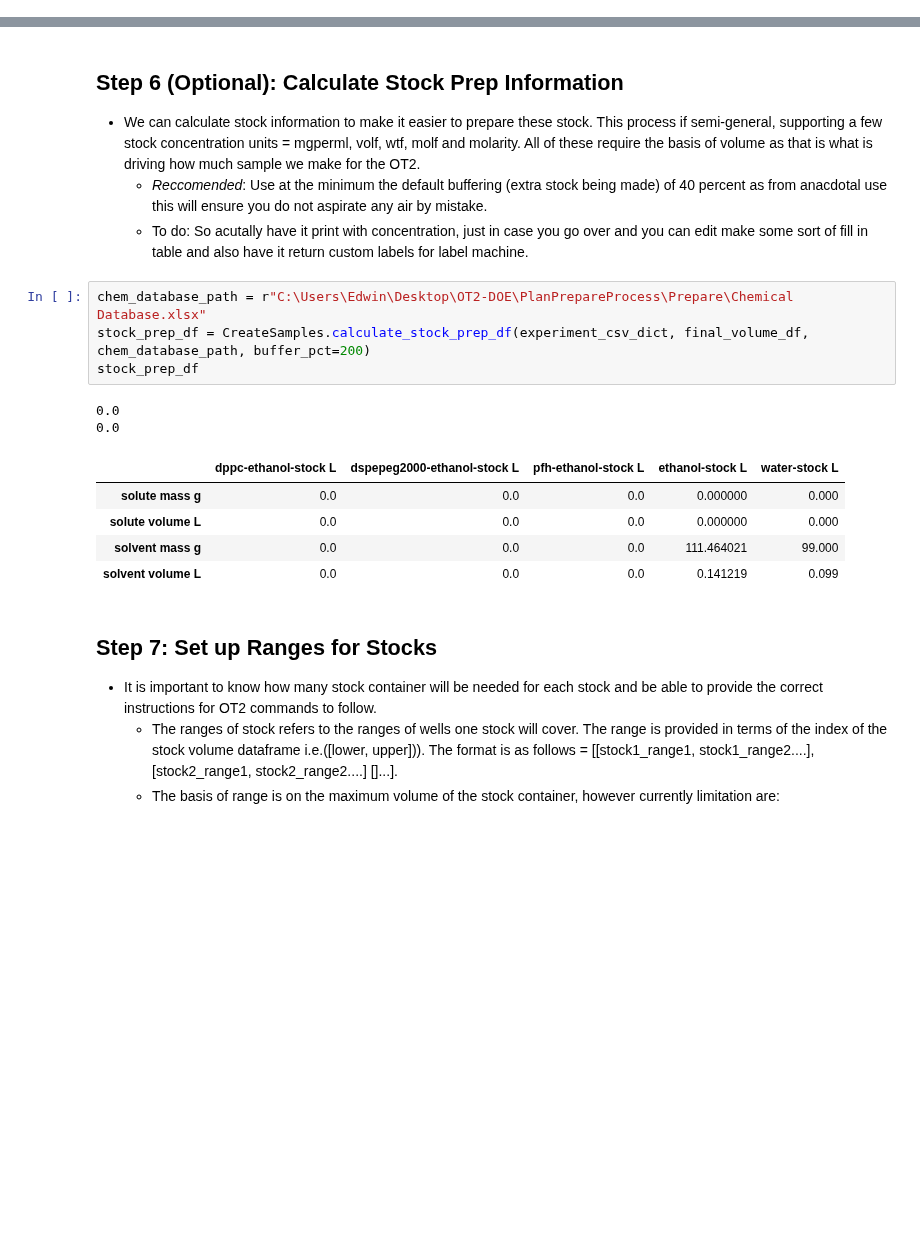
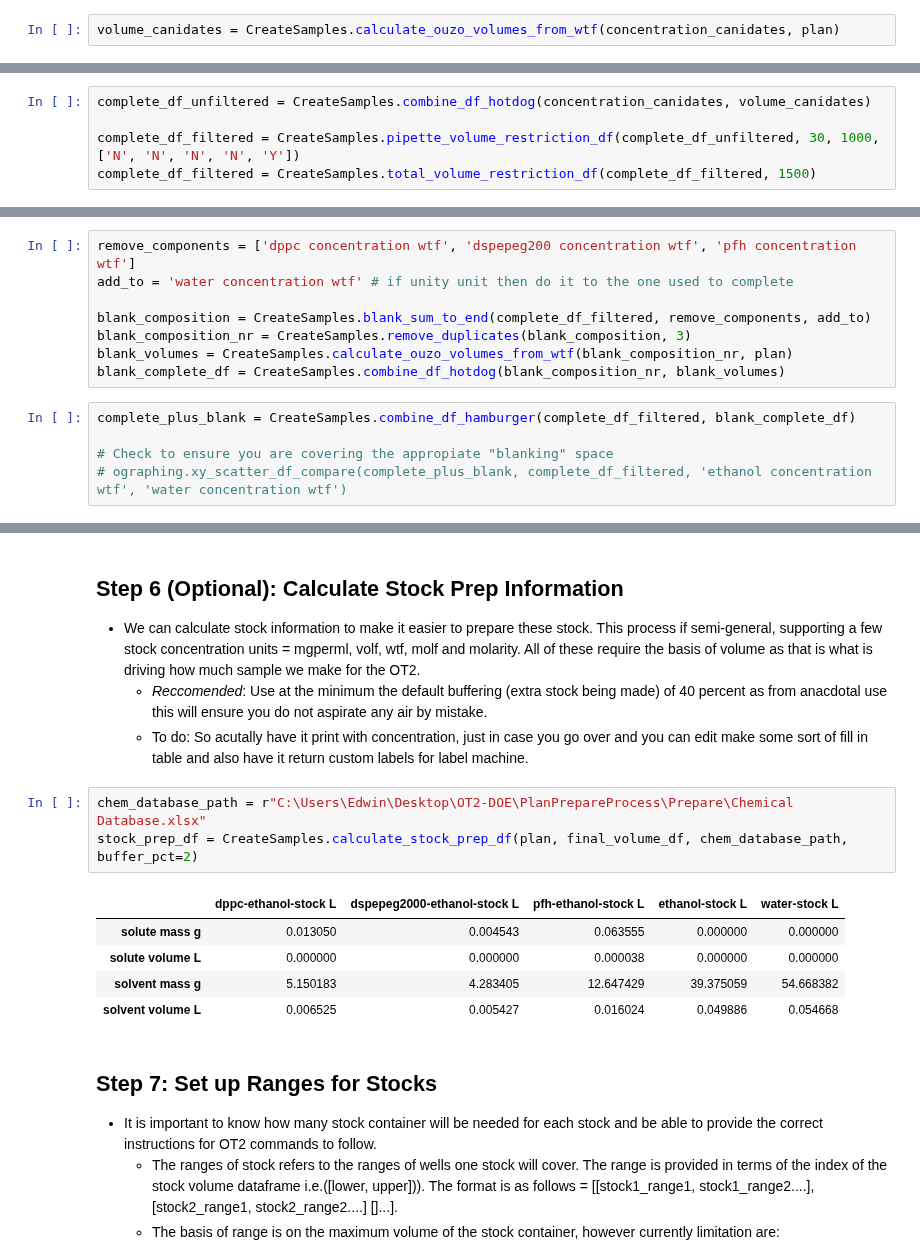
Before and after one commit to pozzo-research-group/OT2-DOE, a Jupyter notebook: PlanPrepareProcess/Plan and Execute Synthesis Notebook.ipynb, the cells around one changed output, grey strips where cells are left out. Drawn from its saved outputs; the diff is of its cells as text; blank space fills up the shorter version.

```diff
--- a/PlanPrepareProcess/Plan and Execute Synthesis Notebook.ipynb
+++ b/PlanPrepareProcess/Plan and Execute Synthesis Notebook.ipynb
@@ -84 +68,3 @@ volume_sample_canidates
+# %%
+volume_canidates = CreateSamples.calculate_ouzo_volumes_from_wtf(concentration_canidates, plan)
 # %% [markdown]
@@ -115,3 +83,8 @@ len(complete_df)
+# %%
+complete_df_unfiltered = CreateSamples.combine_df_hotdog(concentration_canidates, volume_canidates)
+
+complete_df_filtered = CreateSamples.pipette_volume_restriction_df(complete_df_unfiltered, 30, 1000, ['N', 'N', 'N', 'N', 'Y'])
+complete_df_filtered = CreateSamples.total_volume_restriction_df(complete_df_filtered, 1500)
 # %% [markdown]
 ## Step 4a (Optional): Visual
 * If you would like, you can visual the space you are sampling by calling up to 3 columns of interest from the componsitional space. The module OT2Graphing will contain helpful function to visualize the sampling space.
@@ -212,3 +101,16 @@ complete_plus_blank # intertwine them so sample, blank, sample, blank.
+# %%
+remove_components = ['dppc concentration wtf', 'dspepeg200 concentration wtf', 'pfh concentration wtf']
+add_to = 'water concentration wtf' # if unity unit then do it to the one used to complete
+
+blank_composition = CreateSamples.blank_sum_to_end(complete_df_filtered, remove_components, add_to)
+blank_composition_nr = CreateSamples.remove_duplicates(blank_composition, 3)
+blank_volumes = CreateSamples.calculate_ouzo_volumes_from_wtf(blank_composition_nr, plan)
+blank_complete_df = CreateSamples.combine_df_hotdog(blank_composition_nr, blank_volumes)
+# %%
+complete_plus_blank = CreateSamples.combine_df_hamburger(complete_df_filtered, blank_complete_df)
+
+# Check to ensure you are covering the appropiate "blanking" space
+# ographing.xy_scatter_df_compare(complete_plus_blank, complete_df_filtered, 'ethanol concentration wtf', 'water concentration wtf')
 # %% [markdown]
 ## Step 6: Finalize and Call Seperate Concentration and Volume Dataframes
 * Now that we have made the appropiate modification (filtering and addition of blanks/standards) we can finalize our dataframes. We need to seperate them on the basis of concentration and stock volume unit.
@@ -244,16 +142,13 @@ final_volume_df
     * To do: So acutally have it print with concentration, just in case you go over and you can edit make some sort of fill in table and also have it return custom labels for label machine.
 # %%
 chem_database_path = r"C:\Users\Edwin\Desktop\OT2-DOE\PlanPrepareProcess\Prepare\Chemical Database.xlsx"
-stock_prep_df = CreateSamples.calculate_stock_prep_df(experiment_csv_dict, final_volume_df, chem_database_path, buffer_pct=200)
-stock_prep_df
+stock_prep_df = CreateSamples.calculate_stock_prep_df(plan, final_volume_df, chem_database_path, buffer_pct=2)
 # %% [output]
-0.0
-0.0
 |  | dppc-ethanol-stock L | dspepeg2000-ethanol-stock L | pfh-ethanol-stock L | ethanol-stock L | water-stock L |
-| solute mass g | 0.0 | 0.0 | 0.0 | 0.000000 | 0.000 |
-| solute volume L | 0.0 | 0.0 | 0.0 | 0.000000 | 0.000 |
-| solvent mass g | 0.0 | 0.0 | 0.0 | 111.464021 | 99.000 |
-| solvent volume L | 0.0 | 0.0 | 0.0 | 0.141219 | 0.099 |
+| solute mass g | 0.013050 | 0.004543 | 0.063555 | 0.000000 | 0.000000 |
+| solute volume L | 0.000000 | 0.000000 | 0.000038 | 0.000000 | 0.000000 |
+| solvent mass g | 5.150183 | 4.283405 | 12.647429 | 39.375059 | 54.668382 |
+| solvent volume L | 0.006525 | 0.005427 | 0.016024 | 0.049886 | 0.054668 |
 # %% [markdown]
 ## Step 7: Set up Ranges for Stocks
 * It is important to know how many stock container will be needed for each stock and be able to provide the correct instructions for OT2 commands to follow.
```
Also changed, not shown: parts of 29 cells of this notebook, 3 other files.
